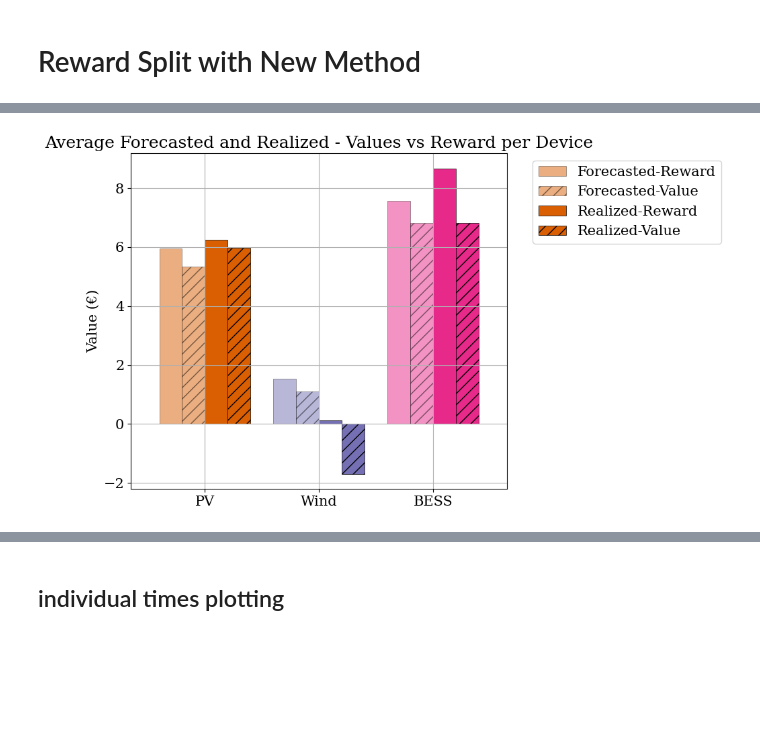
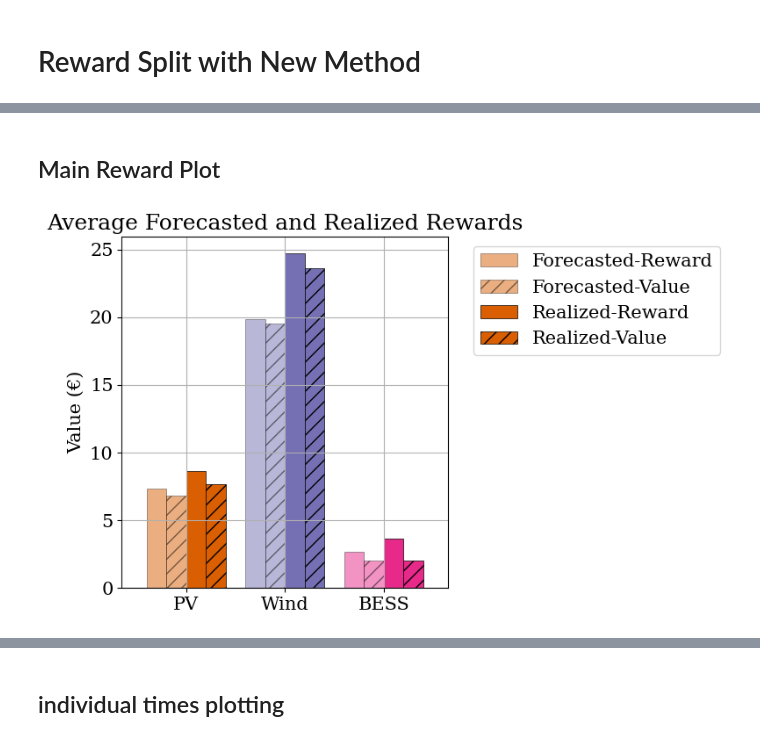
Before and after one commit to cvonholly/dvpp_reward_mechanism, a Jupyter notebook: case_visualize_mp.ipynb, the cells around one changed output, grey strips where cells are left out. Cells and saved outputs as stored; diff of their text form; code cells hidden in the pictures; blank space fills up the shorter version.

```diff
--- a/case_visualize_mp.ipynb
+++ b/case_visualize_mp.ipynb
@@ -22,18 +27,23 @@ colors = base_colors + [(r, g, b, 0.5) for (r, g, b, _) in base_colors]
 # Set this as default color cycle
 mpl.rcParams['axes.prop_cycle'] = mpl.cycler(color=colors)
 plt.rcParams.update({
-    "font.family": "serif",   # Use generic serif for text
-    # "font.serif": ["Computer Modern Roman"],  <-- DELETE THIS LINE
-    "mathtext.fontset": "cm"  # Use internal CM font for math
+    "text.usetex": False,
+    "font.family": "serif",
+    # "font.serif": ["Computer Modern Roman"],
+    "mathtext.fontset": "cm", # 'cm' stands for Computer Modern
+    "font.size": 15,  # plt.rcParams.update({'font.size': 15})
 })
 # %% [markdown]
 # Set Parameters
 # %%
 # PARAMS
 MAKE_games_superadditive = True   # use superadditive formulation
-MAKE_REALIZED_SUPERADDITIVE = True
-GAME_types_to_plot = ['Shapley', 'Nucleolus', 'Sub-Game']  # ['Shapley', 'Nucleolus', 'Sub-Game']
-main_path = 'pics/v_update_120126_mp/'
+MAKE_REALIZED_SUPERADDITIVE = False
+GAME_types_to_plot = ['Shapley']  # ['Shapley', 'Nucleolus', 'Sub-Game']
+# main_path = 'pics/mp_ilmar_K20_HPF25/'
+main_path = 'pics/mp_ilmar_spring/'
+# main_path = 'pics/mp_optimal_spring/'
+# main_path = 'pics/v_TESTING2/'
 services = ['FFR + FCR-D']  # list of services to visualize
 # %%
 dvpps_infos = {}  # dictionary to hold dvpp info dataframes
@@ -143,6 +120,7 @@ For pics/v_update_120126_mp/, out of 21 games, 11 superadditive, 11 convex and 2
 from src.game_theory_helpers import evaluate_full_game, solve_optimal_partition
 # %%
 df_rewards = evaluate_full_game(df_expected, df_realized, MAKE_games_superadditive=MAKE_games_superadditive,
-                                MAKE_REALIZED_SUPERADDITIVE=MAKE_REALIZED_SUPERADDITIVE)
+                                MAKE_REALIZED_SUPERADDITIVE=MAKE_REALIZED_SUPERADDITIVE,
+                                print_warnings=False)
 # %%
 df_rewards.index.names = ['Index', 'Time', 'Value']
@@ -233,5 +223,7 @@ df_mean.sum()['Realized-Reward'] / df_mean.sum()['Realized-Value']
+# %% [markdown]
+## Main Reward Plot
 # %%
-# 2. Define Colors
+# define colors
 device_colors = {
     'PV': (217/255, 95/255, 2/255),
     'Wind': (117/255, 112/255, 179/255),
@@ -239,12 +231,8 @@ device_colors = {
 }
 
 # 3. Create the Plot
-fig, ax = plt.subplots(figsize=(10, 6))
+fig, ax = plt.subplots(figsize=(8, 5))
 df_mean.plot(kind='bar', ax=ax, width=0.8, edgecolor='black', linewidth=0.5)
-
-# 4. Apply Custom Styles
-# ax.containers contains 4 groups of bars (one for each column in the dataframe)
-# Order: Forecasted-Reward (0), Forecasted-Value (1), Realized-Reward (2), Realized-Value (3)
 
 for col_idx, container in enumerate(ax.containers):
     # --- Determine Style per Column ---
@@ -252,34 +240,33 @@ for col_idx, container in enumerate(ax.containers):
     hatch = None
 
     # "bars 1 and 2 should be alpha=.5" -> indices 0 and 1
     if col_idx in [0, 1]:
         alpha = 0.5
 
     # "bars 2 and 4 should be hatch='//'" -> indices 1 and 3
     if col_idx in [1, 3]:
         hatch = '//'
 
     # --- Apply to each bar in the group ---
     # We zip with df_mean.index to know which device (PV/Wind/BESS) the bar belongs to
     for bar, label in zip(container, df_mean.index):
         # Set Color based on device (row index)
         color = device_colors.get(label)
         bar.set_facecolor(color)
 
         # Set Alpha
         bar.set_alpha(alpha)
 
         # Set Hatch
         bar.set_hatch(hatch)
 
 # Final Formatting
-ax.set_ylabel('Value (€)')
-ax.set_title('Average Forecasted and Realized - Values vs Reward per Device')
+ax.set_ylabel(r"Value (€)")
+ax.set_title(r"Average Forecasted and Realized Rewards")
 plt.xticks(rotation=0) # Keep labels horizontal
 plt.legend(bbox_to_anchor=(1.05, 1), loc='upper left') # Move legend out
 plt.tight_layout()
 plt.grid()
-
 # plt.savefig('custom_bar_plot.png')
 # %% [output]
-[figure, old version]
+[figure, new version]
```
Also changed, not shown: parts of 29 cells of this notebook.
